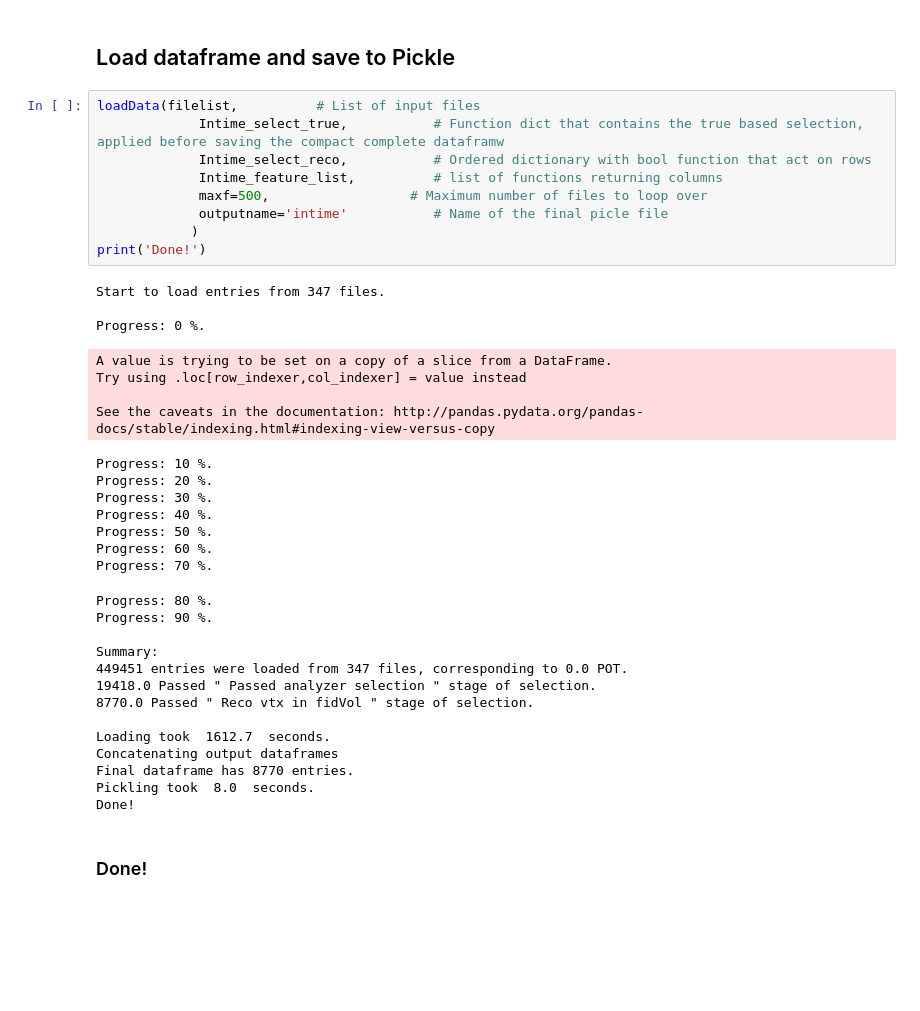
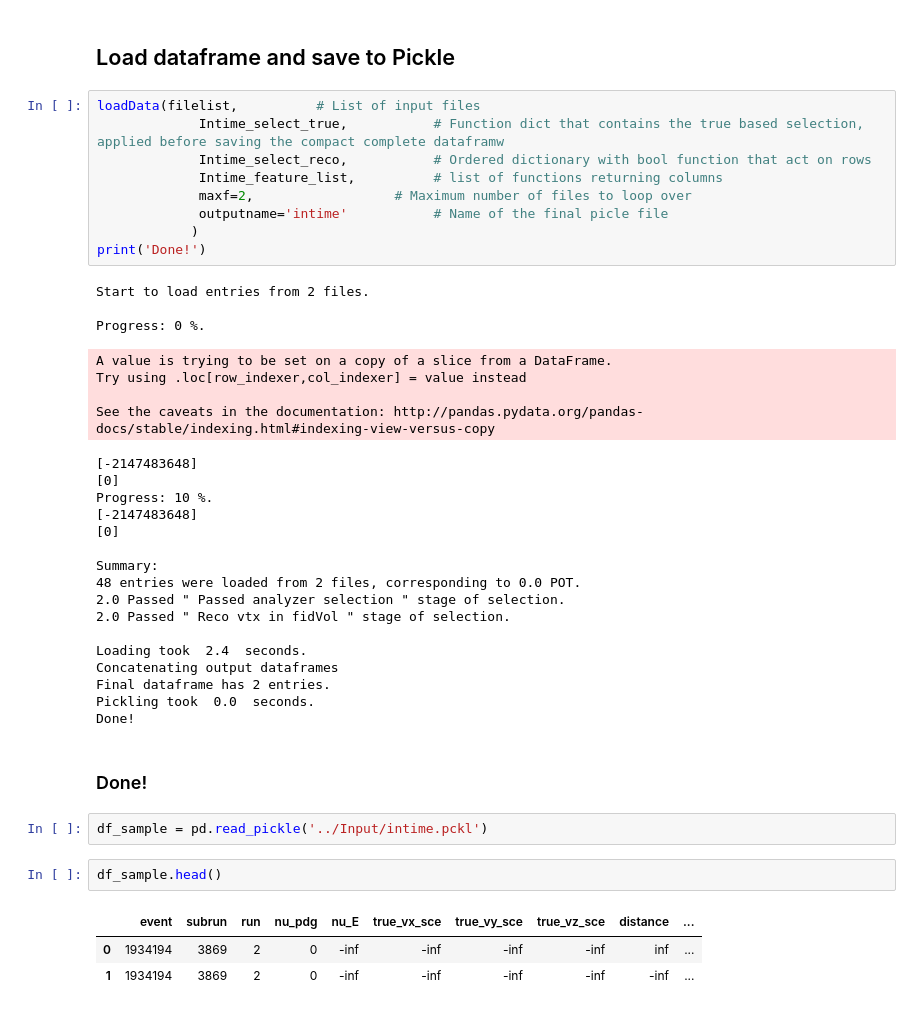
Before and after one commit to Wouter-VDP/LEE_analyzer, a Jupyter notebook: Notebooks/LEE_analyzer_load.ipynb, the cells around one changed output. Saved outputs shown, nothing was run; the diff lists cells and outputs as text; blank space fills up the shorter version.

```diff
--- a/Notebooks/LEE_analyzer_load.ipynb
+++ b/Notebooks/LEE_analyzer_load.ipynb
@@ -466,37 +467,41 @@ loadData(filelist,          # List of input files
              Intime_select_true,           # Function dict that contains the true based selection, applied before saving the compact complete dataframw
              Intime_select_reco,           # Ordered dictionary with bool function that act on rows
              Intime_feature_list,          # list of functions returning columns
-             maxf=500,                  # Maximum number of files to loop over
+             maxf=2,                  # Maximum number of files to loop over
              outputname='intime'           # Name of the final picle file
             )
 print('Done!')
 # %% [output]
-Start to load entries from 347 files.
+Start to load entries from 2 files.
 
 Progress: 0 %.
 A value is trying to be set on a copy of a slice from a DataFrame.
 Try using .loc[row_indexer,col_indexer] = value instead
 
 See the caveats in the documentation: http://pandas.pydata.org/pandas-docs/stable/indexing.html#indexing-view-versus-copy
+[-2147483648]
+[0]
 Progress: 10 %.
-Progress: 20 %.
-Progress: 30 %.
-Progress: 40 %.
-Progress: 50 %.
-Progress: 60 %.
-Progress: 70 %.
+[-2147483648]
+[0]
+
+Summary:
+48 entries were loaded from 2 files, corresponding to 0.0 POT.
+2.0 Passed " Passed analyzer selection " stage of selection.
+2.0 Passed " Reco vtx in fidVol " stage of selection.
+
+Loading took  2.4  seconds.
+Concatenating output dataframes
+Final dataframe has 2 entries.
+Pickling took  0.0  seconds.
+Done!
-Progress: 80 %.
-Progress: 90 %.
-
-Summary:
-449451 entries were loaded from 347 files, corresponding to 0.0 POT.
-19418.0 Passed " Passed analyzer selection " stage of selection.
-8770.0 Passed " Reco vtx in fidVol " stage of selection.
-
-Loading took  1612.7  seconds.
-Concatenating output dataframes
-Final dataframe has 8770 entries.
-Pickling took  8.0  seconds.
-Done!
 # %% [markdown]
 ### Done!
+# %%
+df_sample = pd.read_pickle('../Input/intime.pckl')
+# %%
+df_sample.head()
+# %% [output]
+|  | event | subrun | run | nu_pdg | nu_E | true_vx_sce | true_vy_sce | true_vz_sce | distance | ... |
+| 0 | 1934194 | 3869 | 2 | 0 | -inf | -inf | -inf | -inf | inf | ... |
+| 1 | 1934194 | 3869 | 2 | 0 | -inf | -inf | -inf | -inf | -inf | ... |
```
Also changed, not shown: parts of 2 cells of this notebook, 2 other files.
